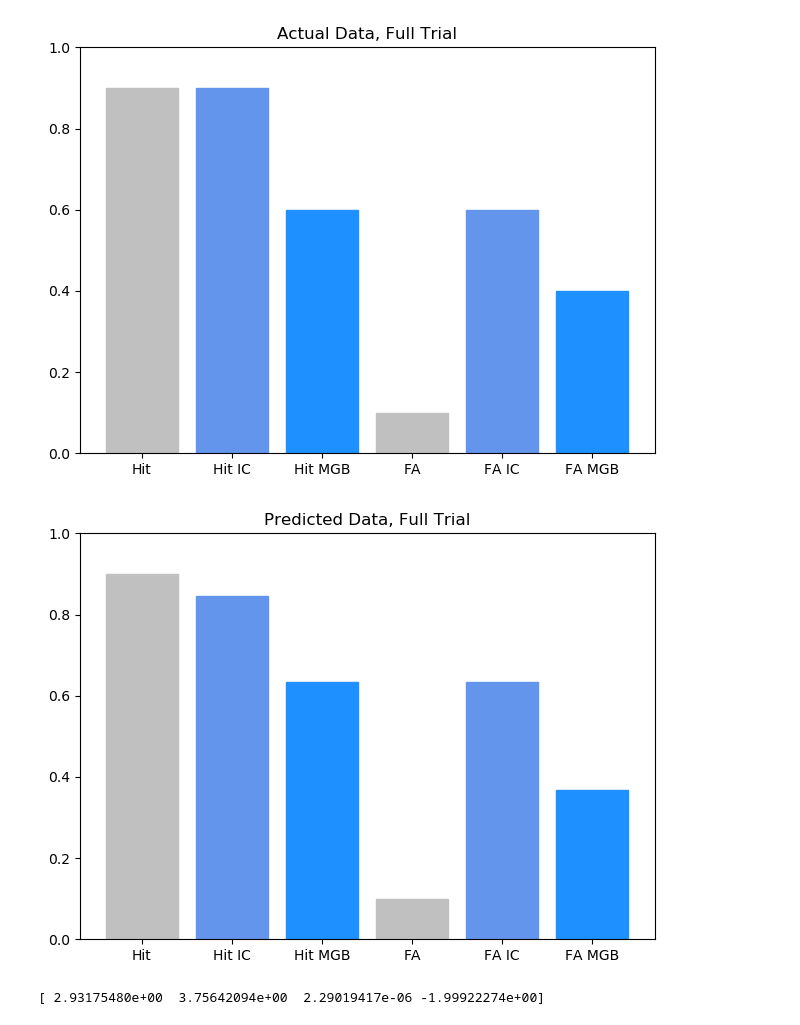
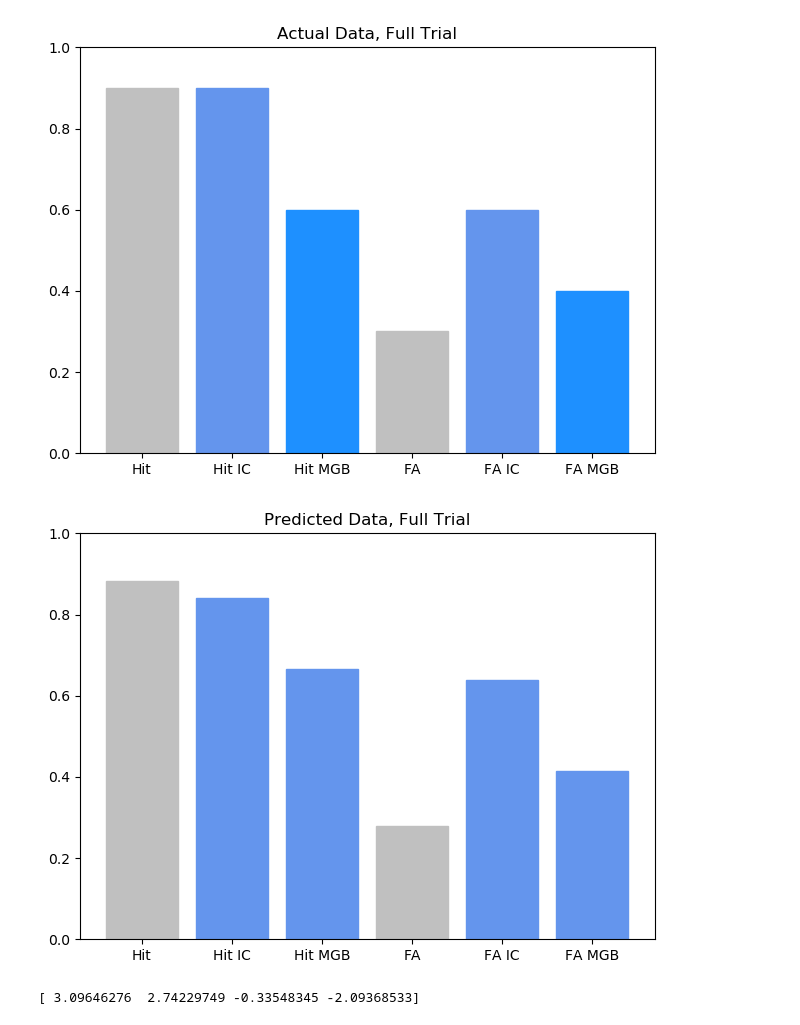
Before and after one commit to thekuchibhotlalab/buildSDT, a Jupyter notebook: runSDT.ipynb, the cells around one changed output. Drawn from its saved outputs; the diff is of its cells as text; code cells hidden in the pictures.

```diff
--- a/runSDT.ipynb
+++ b/runSDT.ipynb
@@ -47,45 +47,45 @@ def apply_criteria(distribution, criterion):
 
 # Initial parameters
 initial_guess = np.array([3, 4, 0, -3]) # IC variance, MGB gain, criteria (no light), criteria (light)
-y = np.array([0.9, 0.1, 0.9, 0.6, 0.6, 0.4])
+y = np.array([0.9, 0.3, 0.9, 0.6, 0.6, 0.4]) # hit r, fa r, hit ic, fa ic, hit mgb, fa mgb
 out = four_param_model(initial_guess) # Actual Data
 plt.figure()
 barlist=plt.bar(range(1, 7), [y[0], y[2], y[4], y[1], y[3], y[5]])
 barlist[0].set_color('silver')
-barlist[1].set_color('cornflowerblue')
+barlist[1].set_color('dodgerblue')
 barlist[2].set_color('dodgerblue')
 barlist[3].set_color('silver')
-barlist[4].set_color('cornflowerblue')
+barlist[4].set_color('dodgerblue')
 barlist[5].set_color('dodgerblue')
 plt.title('Actual Data, Full Trial')
 plt.xticks(range(1, 7), ['Hit', 'Hit IC', 'Hit MGB', 'FA','FA IC', 'FA MGB'])
 plt.tight_layout()
 plt.ylim([0, 1])
 plt.show()
 
 
 # Minimize the error function
 # this works!
 result = minimize(my_error, np.array([1, 0, 0, 0]), args=(y,), bounds=[(1e-6, 100), (1e-6, 100), (-100, 100), (-100, 100)]) # test the model fit using random initial params
 pred_behav = four_param_model(result.x)
 plt.figure()
 barlist=plt.bar(range(1, 7),  [pred_behav[0], pred_behav[2], pred_behav[4], pred_behav[1], pred_behav[3], pred_behav[5]])
 barlist[0].set_color('silver')
 barlist[1].set_color('cornflowerblue')
-barlist[2].set_color('dodgerblue')
+barlist[2].set_color('cornflowerblue')
 barlist[3].set_color('silver')
 barlist[4].set_color('cornflowerblue')
-barlist[5].set_color('dodgerblue')
+barlist[5].set_color('cornflowerblue')
 plt.title('Predicted Data, Full Trial')
 plt.xticks(range(1, 7), ['Hit', 'Hit IC', 'Hit MGB', 'FA','FA IC', 'FA MGB'])
 plt.tight_layout()
 plt.ylim([0, 1])
 plt.show()
 print(result.x)
 # %% [output]
-[figure, old version]
+[figure, new version]
-[figure, old version]
+[figure, new version]
-[ 2.93175480e+00  3.75642094e+00  2.29019417e-06 -1.99922274e+00]
+[ 3.09646276  2.74229749 -0.33548345 -2.09368533]
 # %%
 # this is to plot the distributions for the block above
 #
```
Also changed, not shown: 2 other files.
